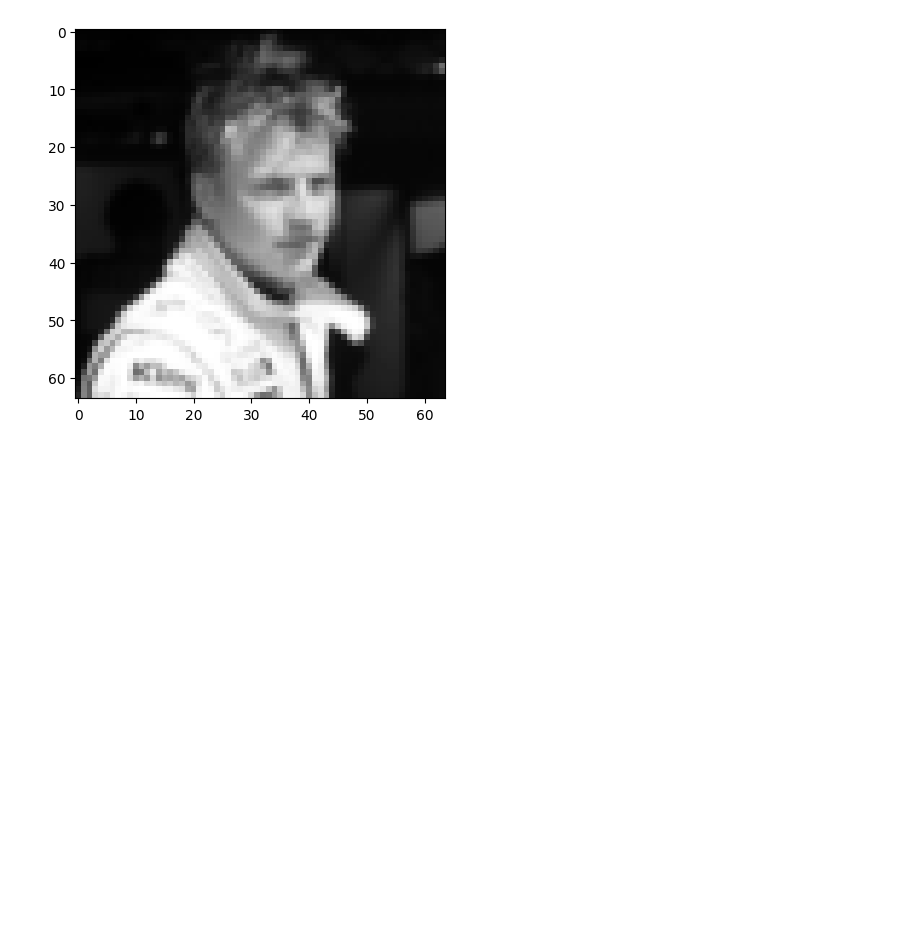
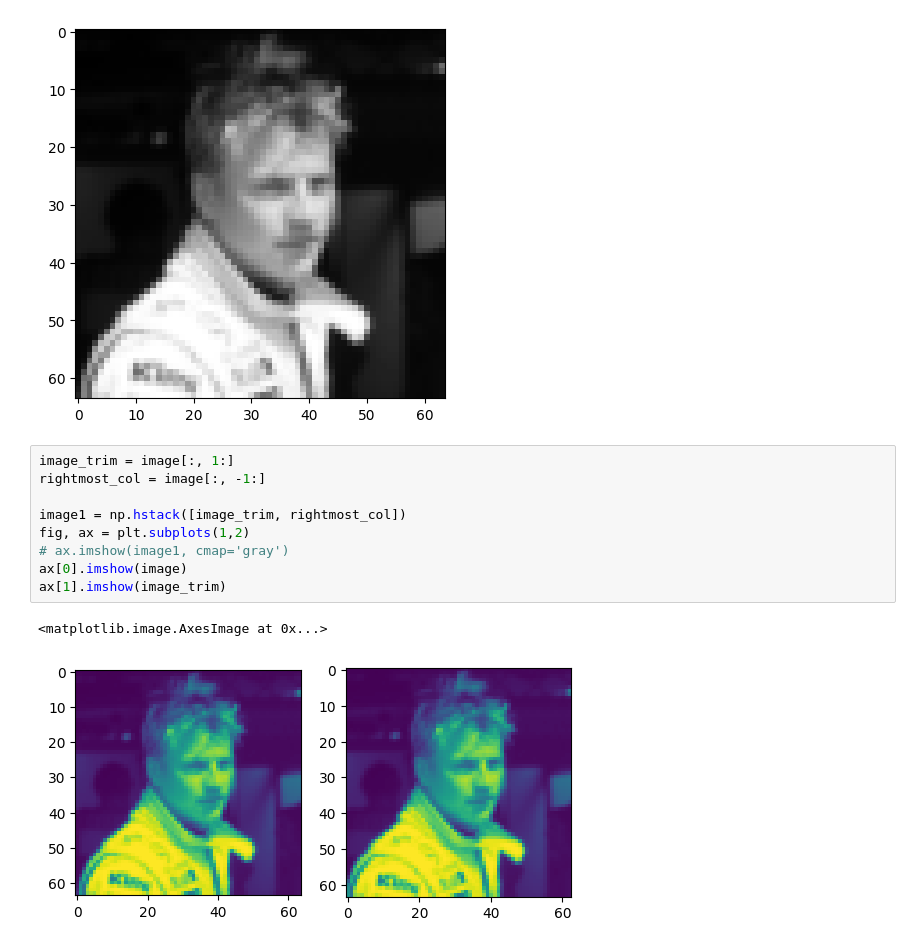
Before and after one commit to keeeeeeen/qiskitQIMP, a Jupyter notebook: edge.ipynb, the cells around one changed output. Cells and saved outputs as stored; diff of their text form; blank space fills up the shorter version.

```diff
--- a/edge.ipynb
+++ b/edge.ipynb
@@ -24,6 +24,18 @@ ax.imshow(image, cmap='gray')
 plt.show()
 # %% [output]
 [figure]
+# %%
+image_trim = image[:, 1:]
+rightmost_col = image[:, -1:]
+
+image1 = np.hstack([image_trim, rightmost_col])
+fig, ax = plt.subplots(1,2)
+# ax.imshow(image1, cmap='gray')
+ax[0].imshow(image)
+ax[1].imshow(image_trim)
+# %% [output]
+<matplotlib.image.AxesImage at 0x...>
+[figure, added]
 # %%
 from qiskit.quantum_info import Statevector
 from qiskit.circuit.library import Initialize
```
Also changed, not shown: parts of 4 cells of this notebook.
